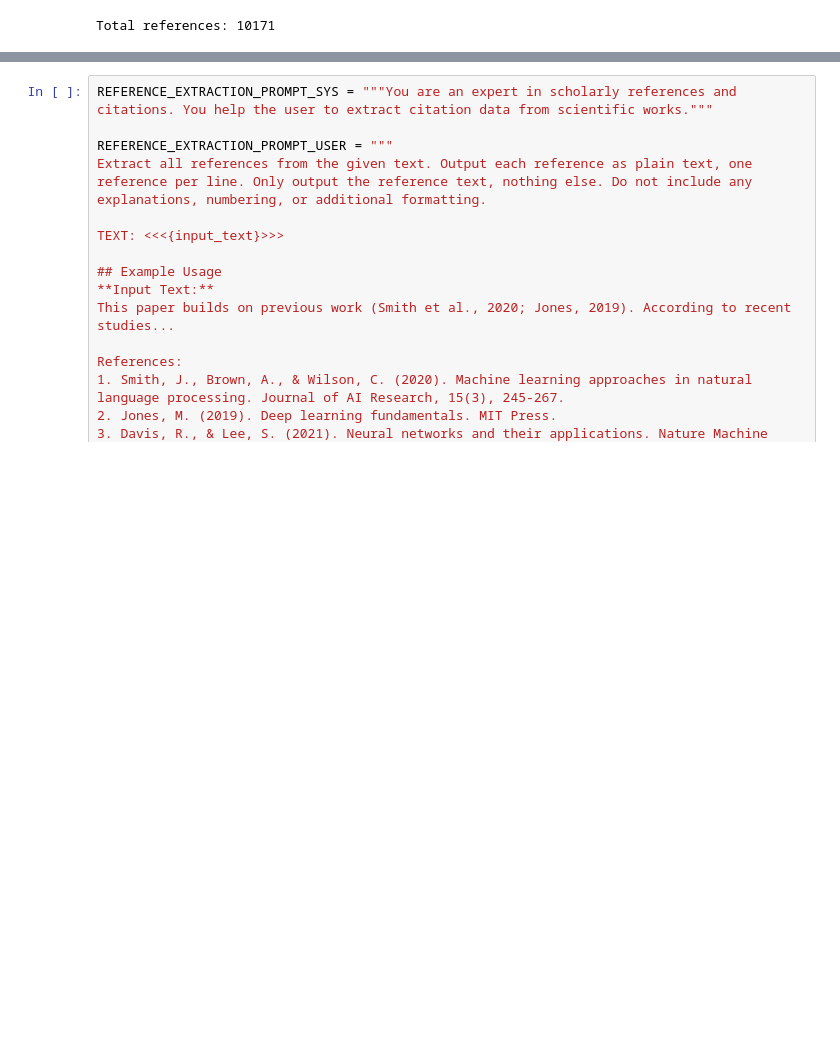
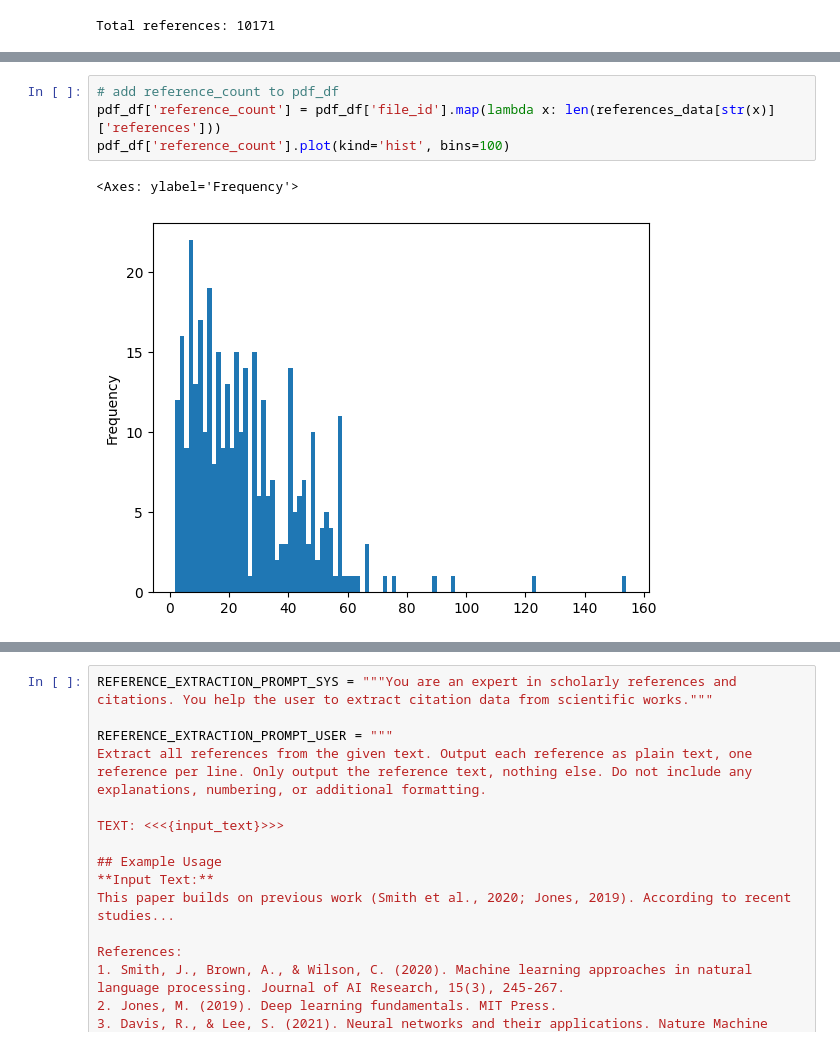
Before and after one commit to odoma-ch/ssh-citation-index, a Jupyter notebook: citation_extraction_eval.ipynb, the cells around one changed output, grey strips where cells are left out. Cells and saved outputs as stored; diff of their text form; blank space fills up the shorter version.

```diff
--- a/citation_extraction_eval.ipynb
+++ b/citation_extraction_eval.ipynb
@@ -54,3 +54,10 @@ Paper 1 (ID: 26236):
     2. Aster, R./Kuckartz, U., 1988: Jugend und Schule. Eine Sekundäranalyse schulspezifischer Fragen der Shell-Studie „Jugendliche und Erwachsene `85“. Zeitschrift für Sozialisationsforschung und Erz ...
     3. Baacke, D., 1993: Jugend und Jugendkulturen. Darstellung und Deutung. Weinheim, München: Juventa.
     ... and 55 more
+# %%
+# add reference_count to pdf_df
+pdf_df['reference_count'] = pdf_df['file_id'].map(lambda x: len(references_data[str(x)]['references']))
+pdf_df['reference_count'].plot(kind='hist', bins=100)
+# %% [output]
+<Axes: ylabel='Frequency'>
+[figure, added]
```
Also changed, not shown: parts of 8 cells of this notebook, 2 other files.
